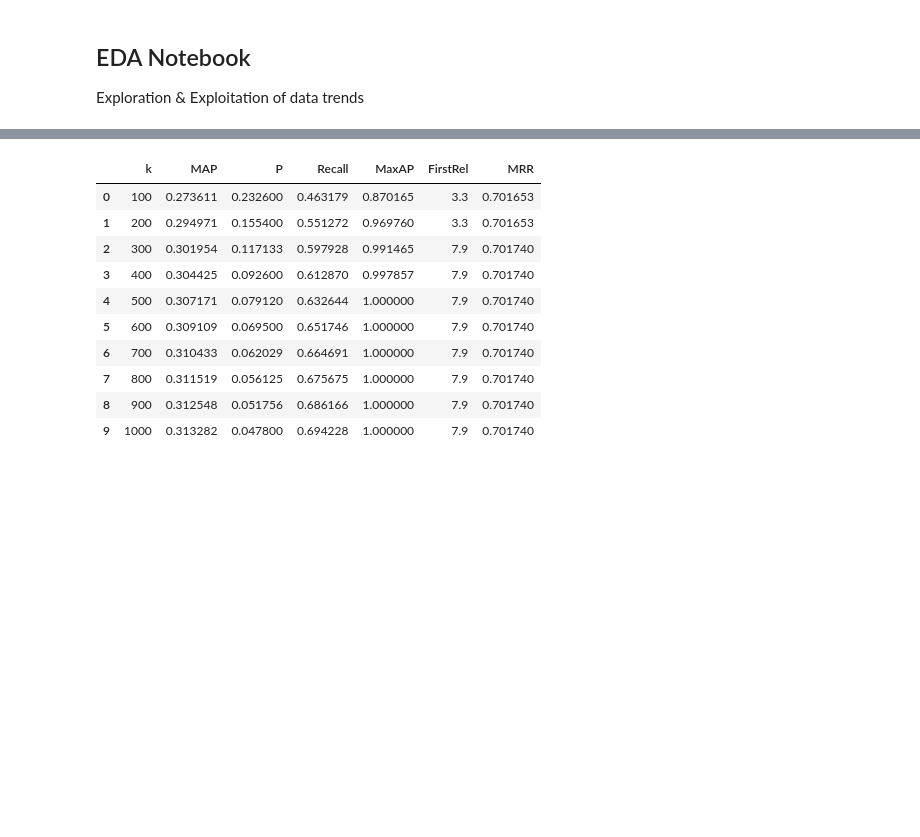
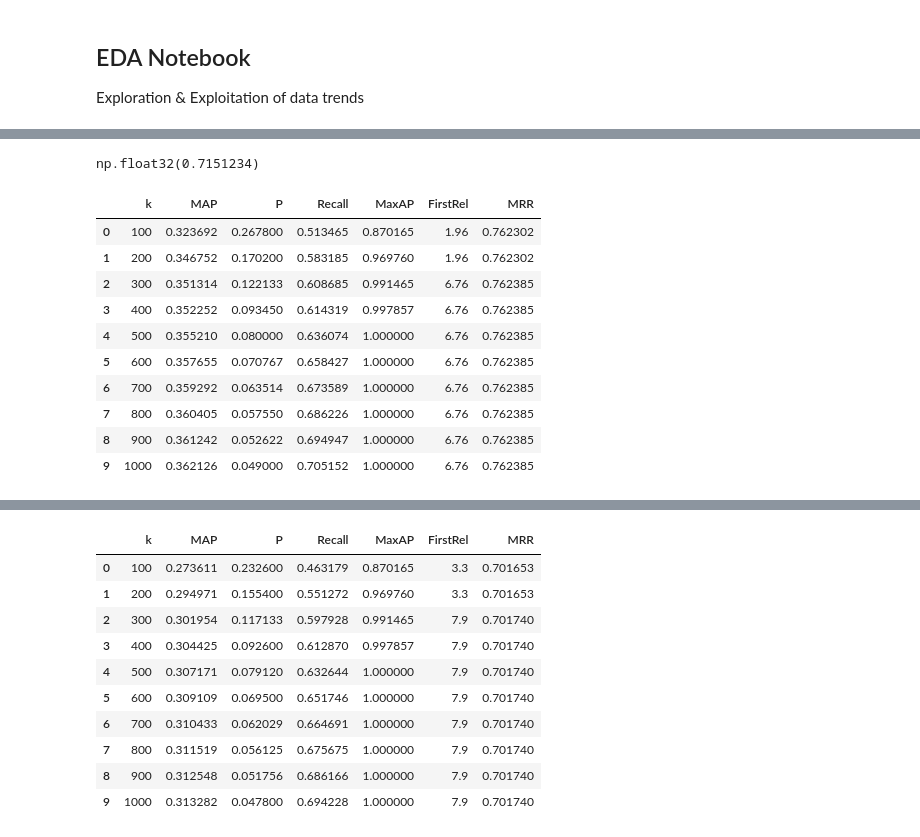
Before and after one commit to arielprosak116/FinalProject, a Jupyter notebook: EDA.ipynb, the cells around one changed output, grey strips where cells are left out. Cells and saved outputs as stored; diff of their text form; code cells hidden in the pictures; blank space fills up the shorter version.

```diff
--- a/EDA.ipynb
+++ b/EDA.ipynb
@@ -8,0 +70,23 @@ from evaluate_map import evaluate_run, load_run, load_qrels, hardest_queries_rep
+# %%
+scores[0]
+# %% [output]
+np.float32(0.7151234)
+# %%
+from evaluate_map import *
+qrels = load_qrels("Data/qrels_50_Queries")
+best_best_run = load_run("run_CE_rrf_0.2.txt")
+vanilla_run = load_run("saved_results/run_CE_rrf_1.txt")
+res_df_best = evaluate_run(qrels, best_best_run)
+res_df_best
+# %% [output]
+|  | k | MAP | P | Recall | MaxAP | FirstRel | MRR |
+| 0 | 100 | 0.323692 | 0.267800 | 0.513465 | 0.870165 | 1.96 | 0.762302 |
+| 1 | 200 | 0.346752 | 0.170200 | 0.583185 | 0.969760 | 1.96 | 0.762302 |
+| 2 | 300 | 0.351314 | 0.122133 | 0.608685 | 0.991465 | 6.76 | 0.762385 |
+| 3 | 400 | 0.352252 | 0.093450 | 0.614319 | 0.997857 | 6.76 | 0.762385 |
+| 4 | 500 | 0.355210 | 0.080000 | 0.636074 | 1.000000 | 6.76 | 0.762385 |
+| 5 | 600 | 0.357655 | 0.070767 | 0.658427 | 1.000000 | 6.76 | 0.762385 |
+| 6 | 700 | 0.359292 | 0.063514 | 0.673589 | 1.000000 | 6.76 | 0.762385 |
+| 7 | 800 | 0.360405 | 0.057550 | 0.686226 | 1.000000 | 6.76 | 0.762385 |
+| 8 | 900 | 0.361242 | 0.052622 | 0.694947 | 1.000000 | 6.76 | 0.762385 |
+| 9 | 1000 | 0.362126 | 0.049000 | 0.705152 | 1.000000 | 6.76 | 0.762385 |
```
Also changed, not shown: parts of 10 cells of this notebook, 19 other files.
